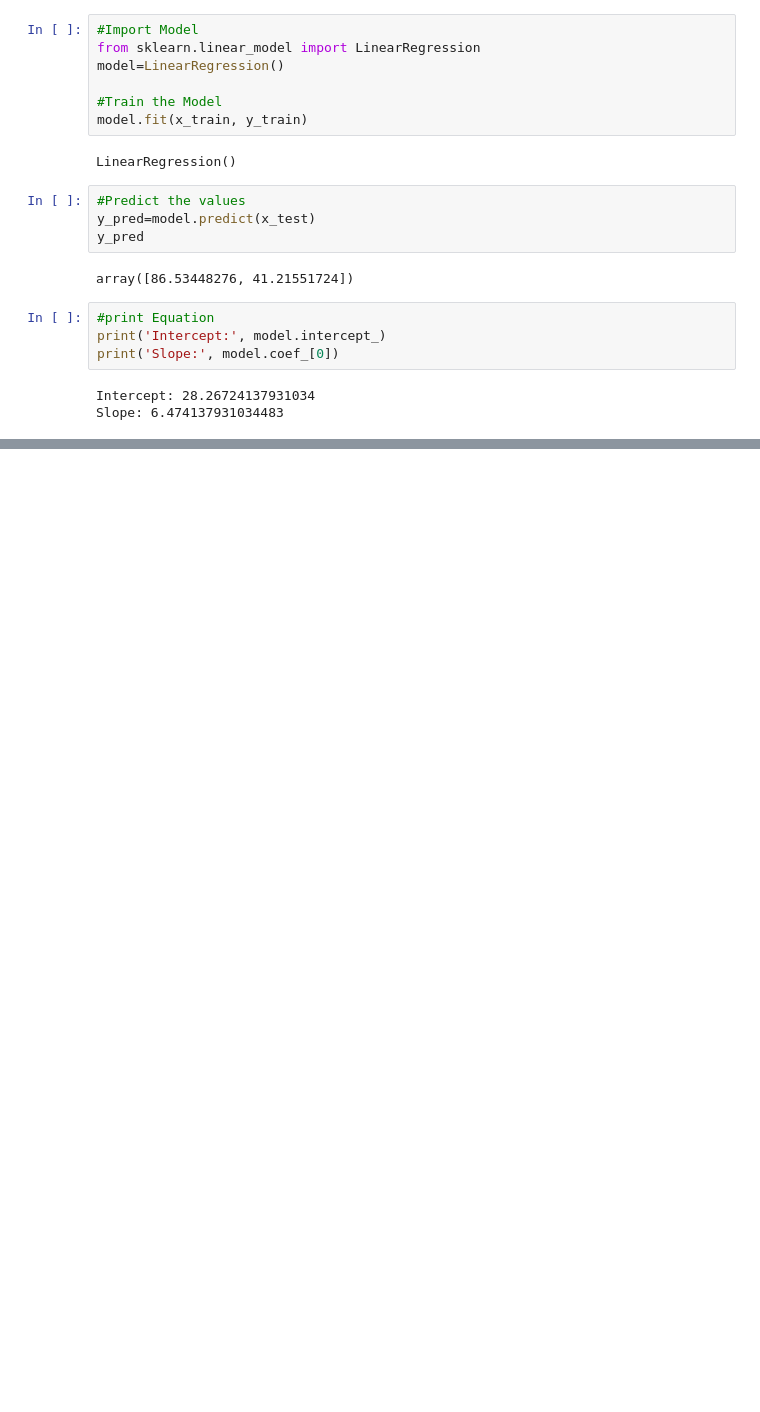
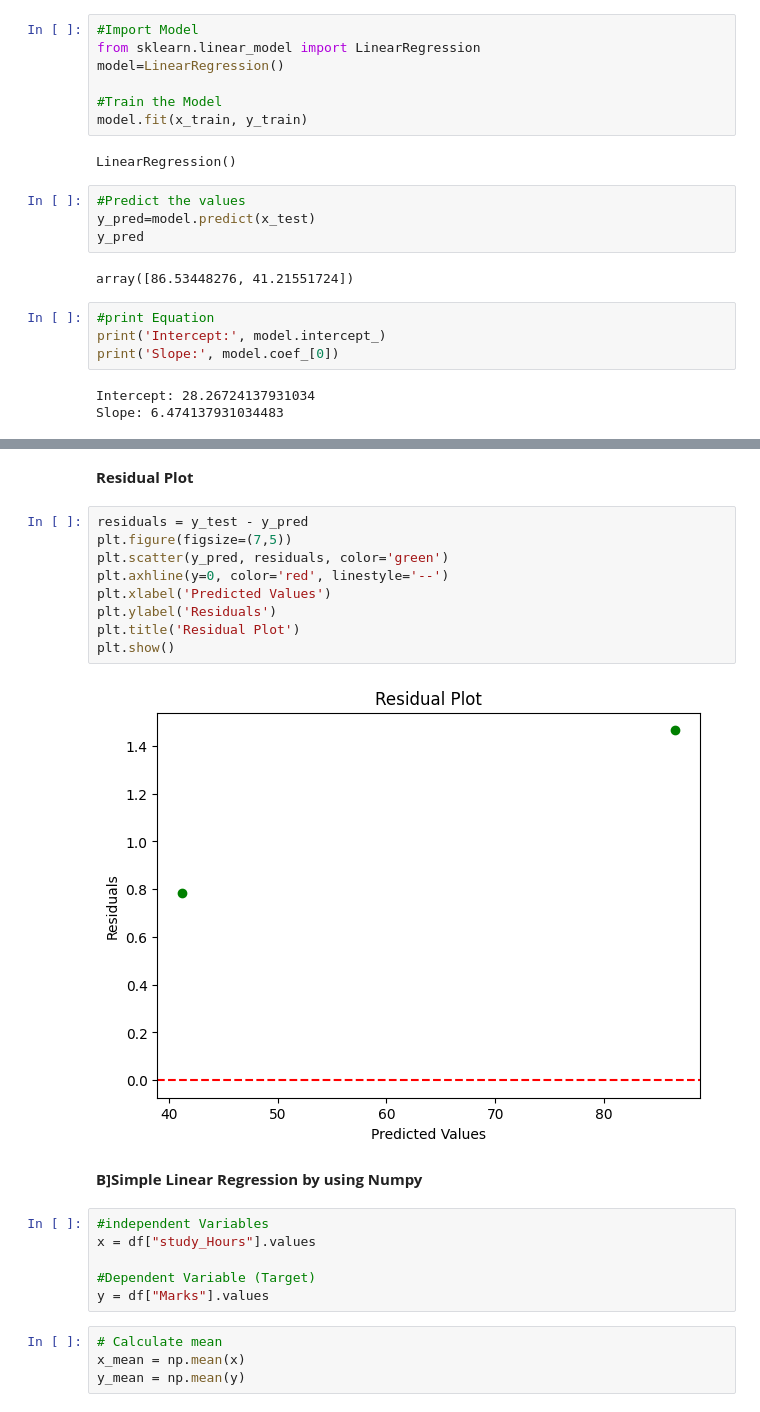
Before and after one commit to dipaliishi/ML-Practicals, a Jupyter notebook: ML_1.ipynb, the cells around one changed output, grey strips where cells are left out. Cells and saved outputs as stored; diff of their text form; blank space fills up the shorter version.

```diff
--- a/ML_1.ipynb
+++ b/ML_1.ipynb
@@ -171,0 +191,25 @@ NameError: name 'y_test' is not defined
+# %% [markdown]
+ **Residual Plot**
+# %%
+residuals = y_test - y_pred
+plt.figure(figsize=(7,5))
+plt.scatter(y_pred, residuals, color='green')
+plt.axhline(y=0, color='red', linestyle='--')
+plt.xlabel('Predicted Values')
+plt.ylabel('Residuals')
+plt.title('Residual Plot')
+plt.show()
+# %% [output]
+[figure, added]
+# %% [markdown]
+**B]Simple Linear Regression by using Numpy**
+# %%
+#independent Variables
+x = df["study_Hours"].values
+
+#Dependent Variable (Target)
+y = df["Marks"].values
+# %%
+# Calculate mean
+x_mean = np.mean(x)
+y_mean = np.mean(y)
```
Also changed, not shown: parts of 26 cells of this notebook.
